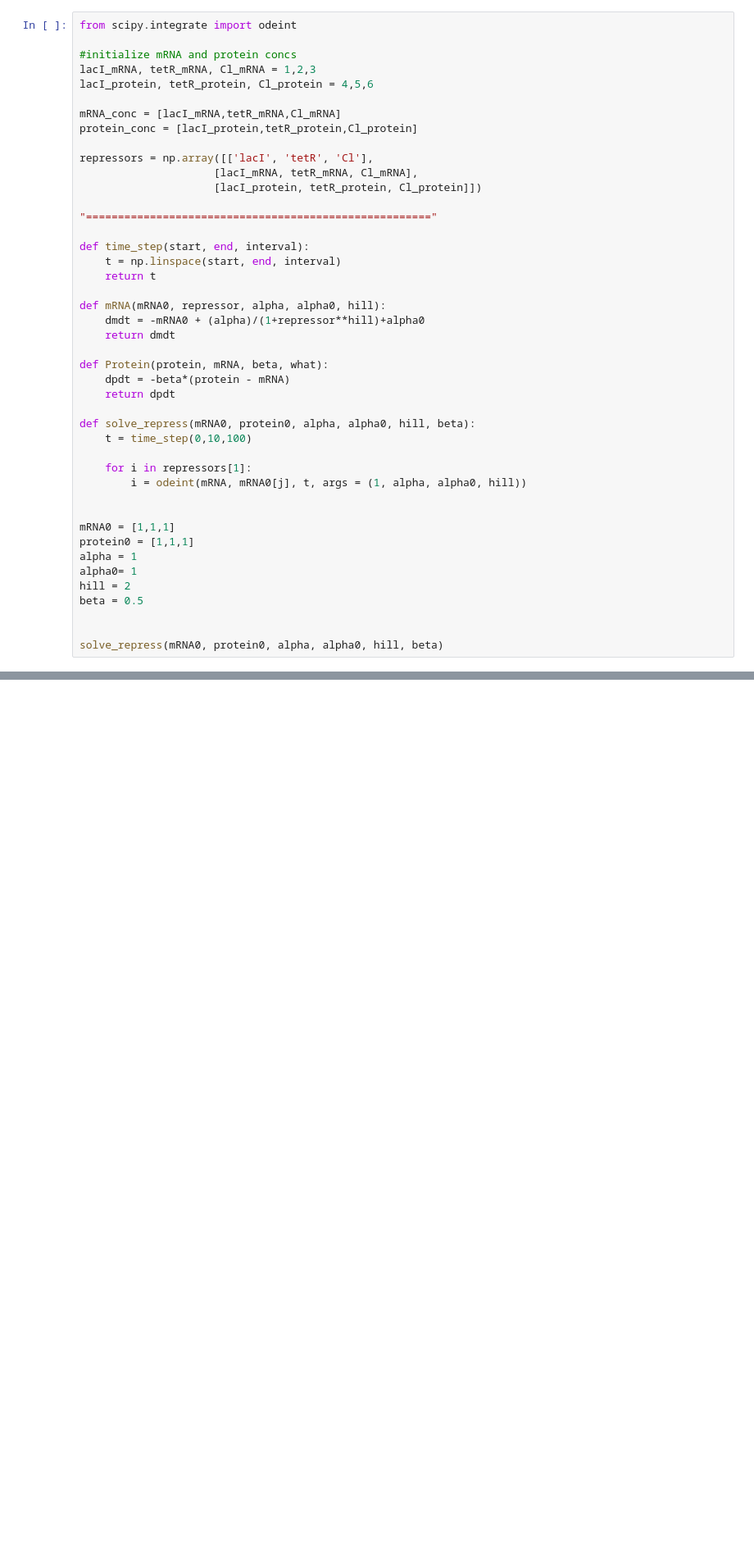
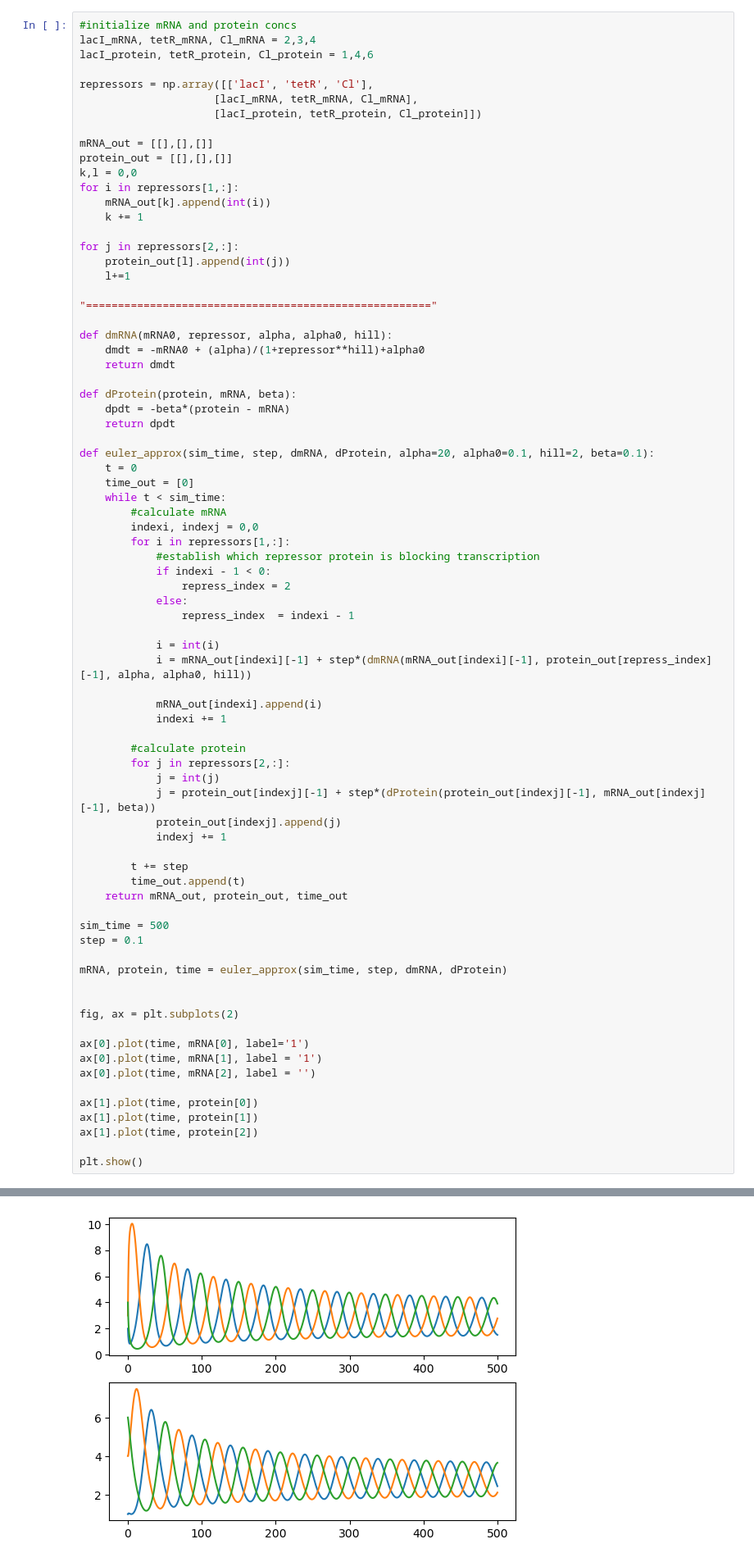
Before and after one commit to milkman1017/Phenotype-Prediction-with-Petri-Nets, a Jupyter notebook: Phenotype Prediction with Petri Nets.ipynb, the cells around one changed output, grey strips where cells are left out. Shown: that part at 82% size. Cells and saved outputs as stored; diff of their text form; blank space fills up the shorter version.

```diff
--- a/Phenotype Prediction with Petri Nets.ipynb
+++ b/Phenotype Prediction with Petri Nets.ipynb
@@ -324,47 +324,80 @@ The parameters used in the paper by Elowitz and Leibler are:
 * $K_{m}$: 40 monomers per cell
 * Assume one protein is 1 nM
 # %%
-from scipy.integrate import odeint
-
 #initialize mRNA and protein concs
-lacI_mRNA, tetR_mRNA, Cl_mRNA = 1,2,3
-lacI_protein, tetR_protein, Cl_protein = 4,5,6
-
-mRNA_conc = [lacI_mRNA,tetR_mRNA,Cl_mRNA]
-protein_conc = [lacI_protein,tetR_protein,Cl_protein]
+lacI_mRNA, tetR_mRNA, Cl_mRNA = 2,3,4
+lacI_protein, tetR_protein, Cl_protein = 1,4,6
 
 repressors = np.array([['lacI', 'tetR', 'Cl'],
                      [lacI_mRNA, tetR_mRNA, Cl_mRNA],
                      [lacI_protein, tetR_protein, Cl_protein]])
 
+mRNA_out = [[],[],[]]
+protein_out = [[],[],[]]
+k,l = 0,0
+for i in repressors[1,:]:
+    mRNA_out[k].append(int(i))
+    k += 1
+
+for j in repressors[2,:]:
+    protein_out[l].append(int(j))
+    l+=1
+
 "======================================================"
 
-def time_step(start, end, interval):
-    t = np.linspace(start, end, interval)
-    return t
-
-def mRNA(mRNA0, repressor, alpha, alpha0, hill):
+def dmRNA(mRNA0, repressor, alpha, alpha0, hill):
     dmdt = -mRNA0 + (alpha)/(1+repressor**hill)+alpha0
     return dmdt
 
-def Protein(protein, mRNA, beta, what):
+def dProtein(protein, mRNA, beta):
     dpdt = -beta*(protein - mRNA)
     return dpdt
 
-def solve_repress(mRNA0, protein0, alpha, alpha0, hill, beta):
-    t = time_step(0,10,100)
+def euler_approx(sim_time, step, dmRNA, dProtein, alpha=20, alpha0=0.1, hill=2, beta=0.1):
+    t = 0
+    time_out = [0]
+    while t < sim_time:
+        #calculate mRNA
+        indexi, indexj = 0,0
+        for i in repressors[1,:]:
+            #establish which repressor protein is blocking transcription
+            if indexi - 1 < 0:
+                repress_index = 2
+            else:
+                repress_index  = indexi - 1
 
-    for i in repressors[1]:
-        i = odeint(mRNA, mRNA0[j], t, args = (1, alpha, alpha0, hill))
+            i = int(i)
+            i = mRNA_out[indexi][-1] + step*(dmRNA(mRNA_out[indexi][-1], protein_out[repress_index][-1], alpha, alpha0, hill))
+
+            mRNA_out[indexi].append(i)
+            indexi += 1
+
+        #calculate protein
+        for j in repressors[2,:]:
+            j = int(j)
+            j = protein_out[indexj][-1] + step*(dProtein(protein_out[indexj][-1], mRNA_out[indexj][-1], beta))
+            protein_out[indexj].append(j)
+            indexj += 1
+
+        t += step
+        time_out.append(t)
+    return mRNA_out, protein_out, time_out
+
+sim_time = 500
+step = 0.1
+
+mRNA, protein, time = euler_approx(sim_time, step, dmRNA, dProtein)
 
 
-mRNA0 = [1,1,1]
-protein0 = [1,1,1]
-alpha = 1
-alpha0= 1
-hill = 2
-beta = 0.5
+fig, ax = plt.subplots(2)
 
+ax[0].plot(time, mRNA[0], label='1')
+ax[0].plot(time, mRNA[1], label = '1')
+ax[0].plot(time, mRNA[2], label = '')
 
-solve_repress(mRNA0, protein0, alpha, alpha0, hill, beta)
+ax[1].plot(time, protein[0])
+ax[1].plot(time, protein[1])
+ax[1].plot(time, protein[2])
+
+plt.show()
 # %% [output]
@@ -371,0 +404 @@ IndexError: list index out of range
+[figure, added]
```
Also changed, not shown: parts of 6 cells of this notebook.
